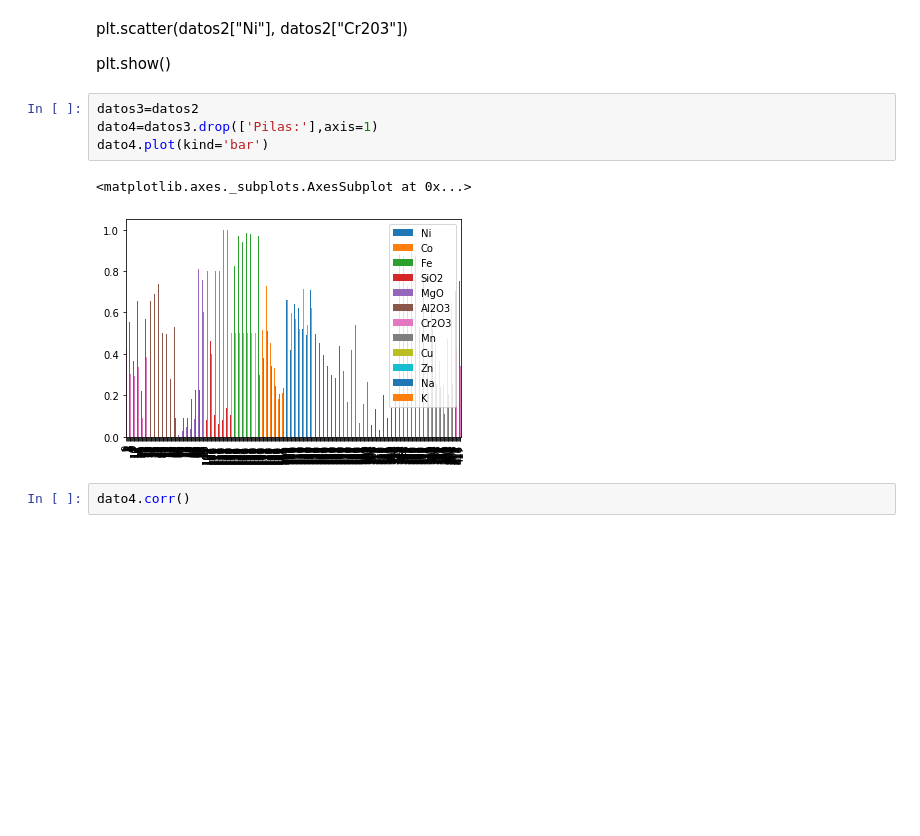
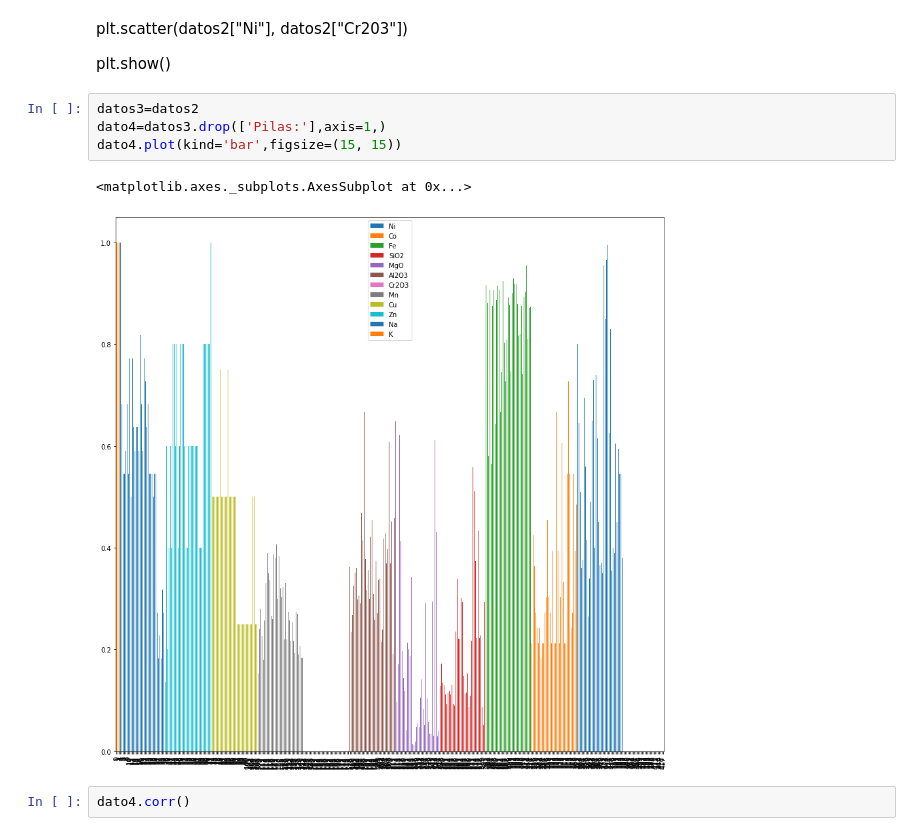
Before and after one commit to roxyconstantine-dev/Proyecto-Final-de-An-lisis-Datos, a Jupyter notebook: untitled1.ipynb, the cells around one changed output. Saved outputs shown, nothing was run; the diff lists cells and outputs as text; blank space fills up the shorter version.

```diff
--- a/untitled1.ipynb
+++ b/untitled1.ipynb
@@ -194,11 +194,11 @@ plt.scatter(datos2["Ni"], datos2["Cr203"])
 plt.show()
 # %%
 datos3=datos2
-dato4=datos3.drop(['Pilas:'],axis=1)
-dato4.plot(kind='bar')
+dato4=datos3.drop(['Pilas:'],axis=1,)
+dato4.plot(kind='bar',figsize=(15, 15))
 # %% [output]
 <matplotlib.axes._subplots.AxesSubplot at 0x...>
-[figure, old version]
+[figure, new version]
 # %%
 dato4.corr()
 # %% [output]
```
Also changed, not shown: parts of 1 cell of this notebook.
